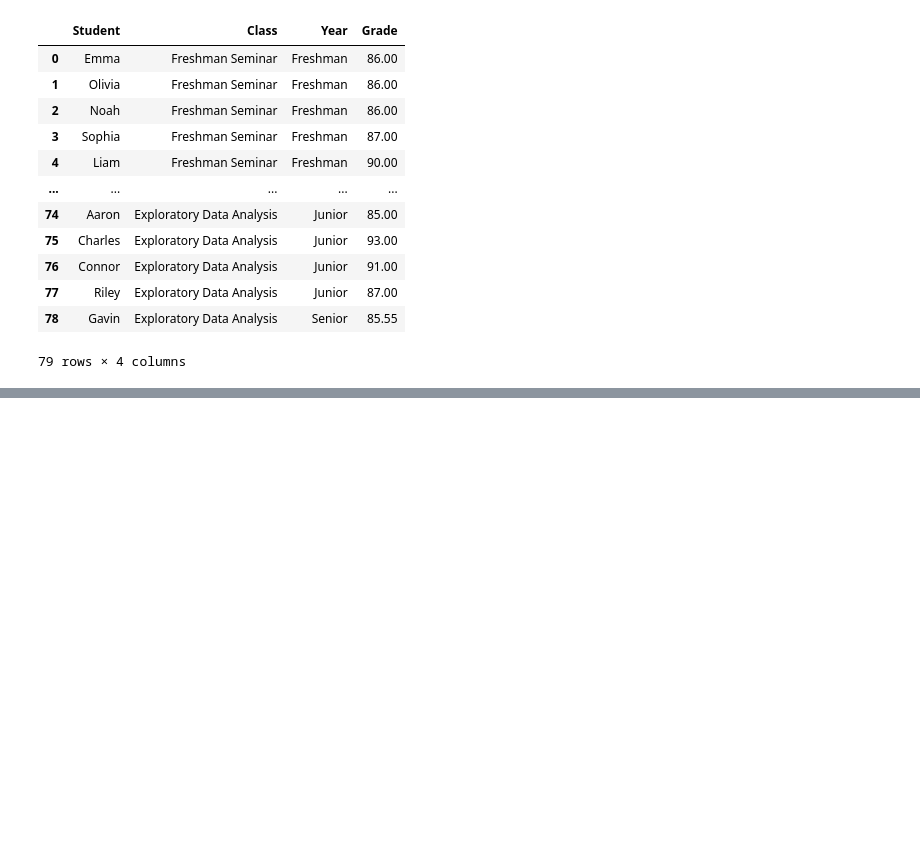
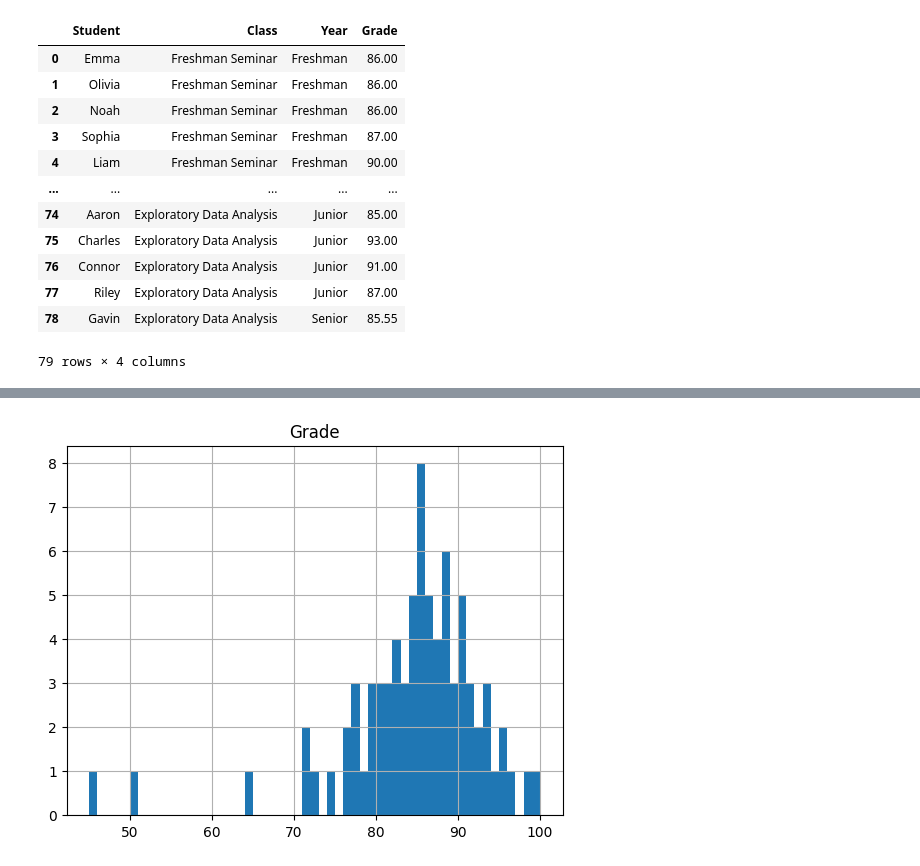
Before and after one commit to hermanconnor/data-prep-and-eda-python, a Jupyter notebook: 2-cleaning-data/cleaning_data.ipynb, the cells around one changed output, grey strips where cells are left out. Cells and saved outputs as stored; diff of their text form; code cells hidden in the pictures; blank space fills up the shorter version.

```diff
--- a/2-cleaning-data/cleaning_data.ipynb
+++ b/2-cleaning-data/cleaning_data.ipynb
@@ -638,0 +655,5 @@ df
+# %%
+# change the bin size to show each grade individually
+df.hist(bins=55);
+# %% [output]
+[figure, added]
```
Also changed, not shown: parts of 9 cells of this notebook.
